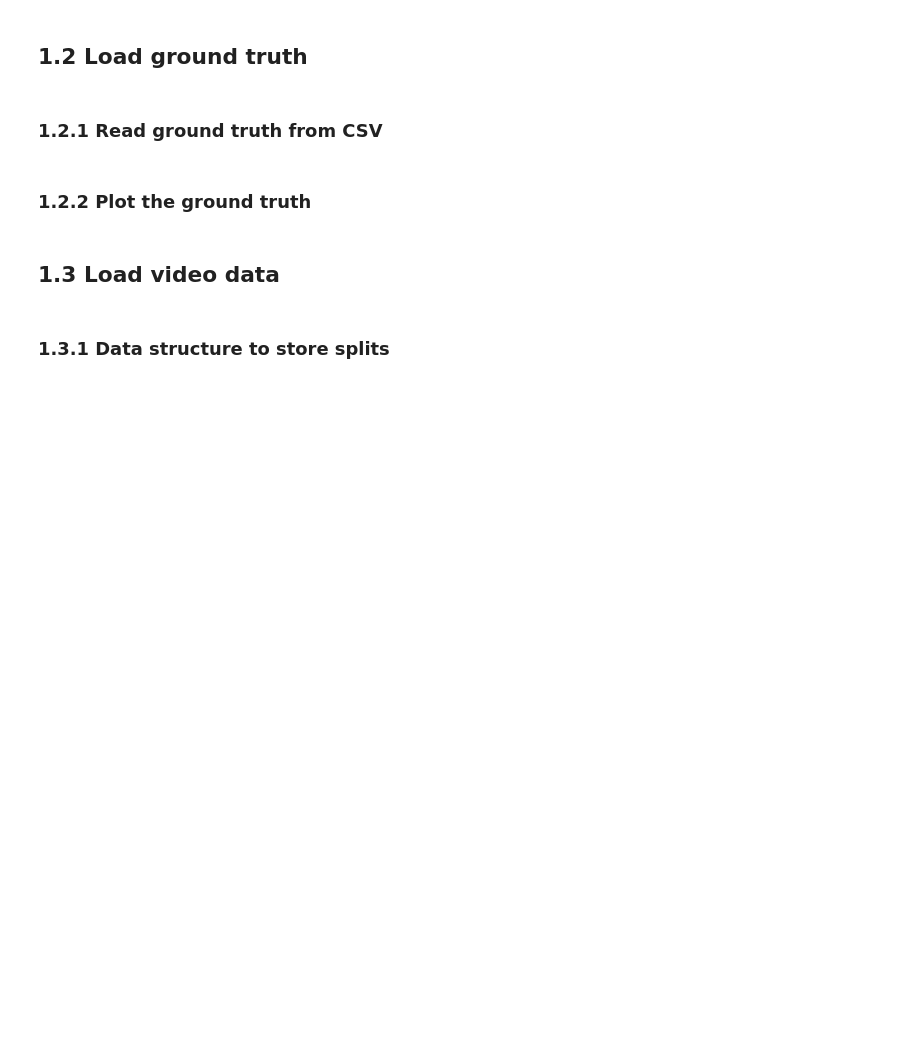
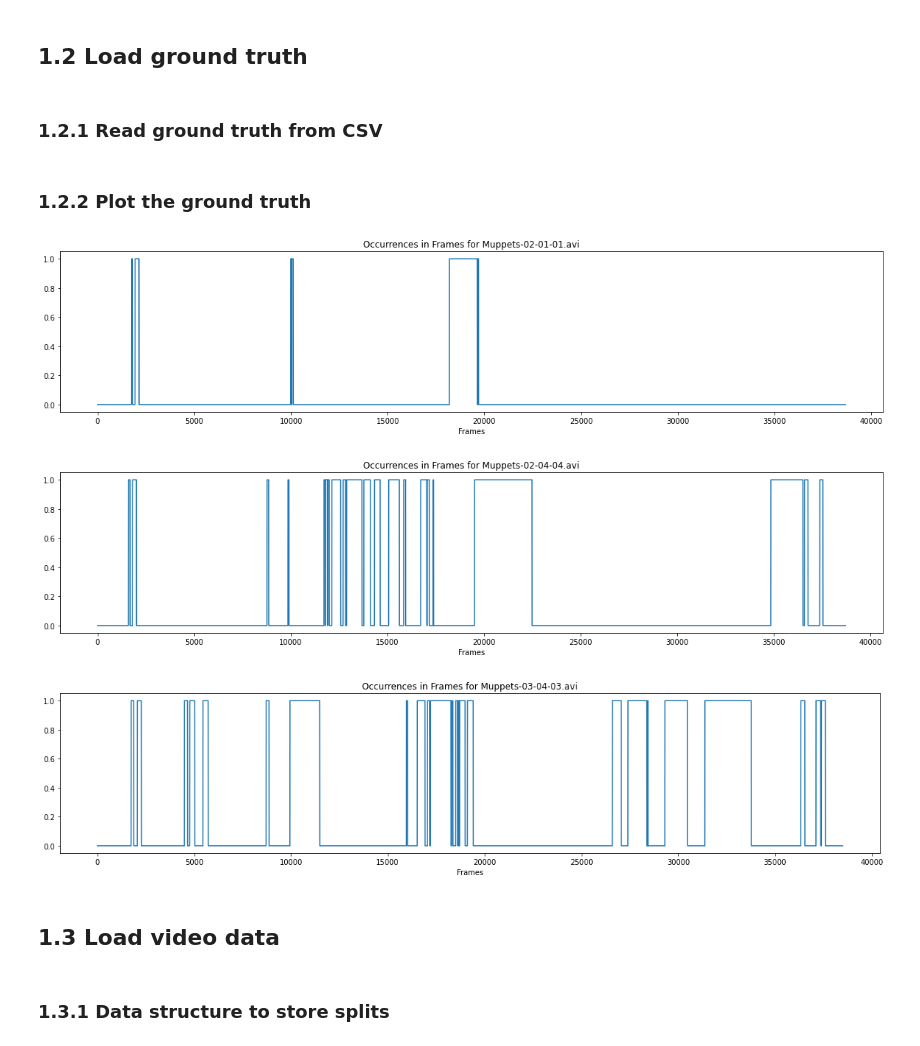
Before and after one commit to mjhof/similarity-modeling, a Jupyter notebook: notebooks/video-based-deep-learning.ipynb, the cells around one changed output. Saved outputs shown, nothing was run; the diff lists cells and outputs as text; code cells hidden in the pictures; blank space fills up the shorter version.

```diff
--- a/notebooks/video-based-deep-learning.ipynb
+++ b/notebooks/video-based-deep-learning.ipynb
@@ -137,21 +157,25 @@ for video in videos:
 ### 1.2.2 Plot the ground truth
 # %%
 for video in videos:
-    plot = plt.figure(figsize=(10, 4))
+    plot = plt.figure(figsize=(20, 4))
 
     # define subplot
     subplot = plot.add_subplot(111)
     subplot.set_title(f"Occurrences in Frames for {video}")
 
     # define x axis
     subplot.set_xlabel('Frames')
 
     # mark occurrences
     frame_indicator = np.zeros(len(ground_truth[video]['Frame_number']))
     frame_indicator[ground_truth[video][ground_truth[video]["Pigs"] == 1].index] = 1
 
     subplot.plot(ground_truth[video]["Pigs"].index, frame_indicator)
     plt.show()
+# %% [output]
+[figure, added]
+[figure, added]
+[figure, added]
 # %% [markdown]
 ## 1.3 Load video data
 # %% [markdown]
```
Also changed, not shown: parts of 12 cells of this notebook.
